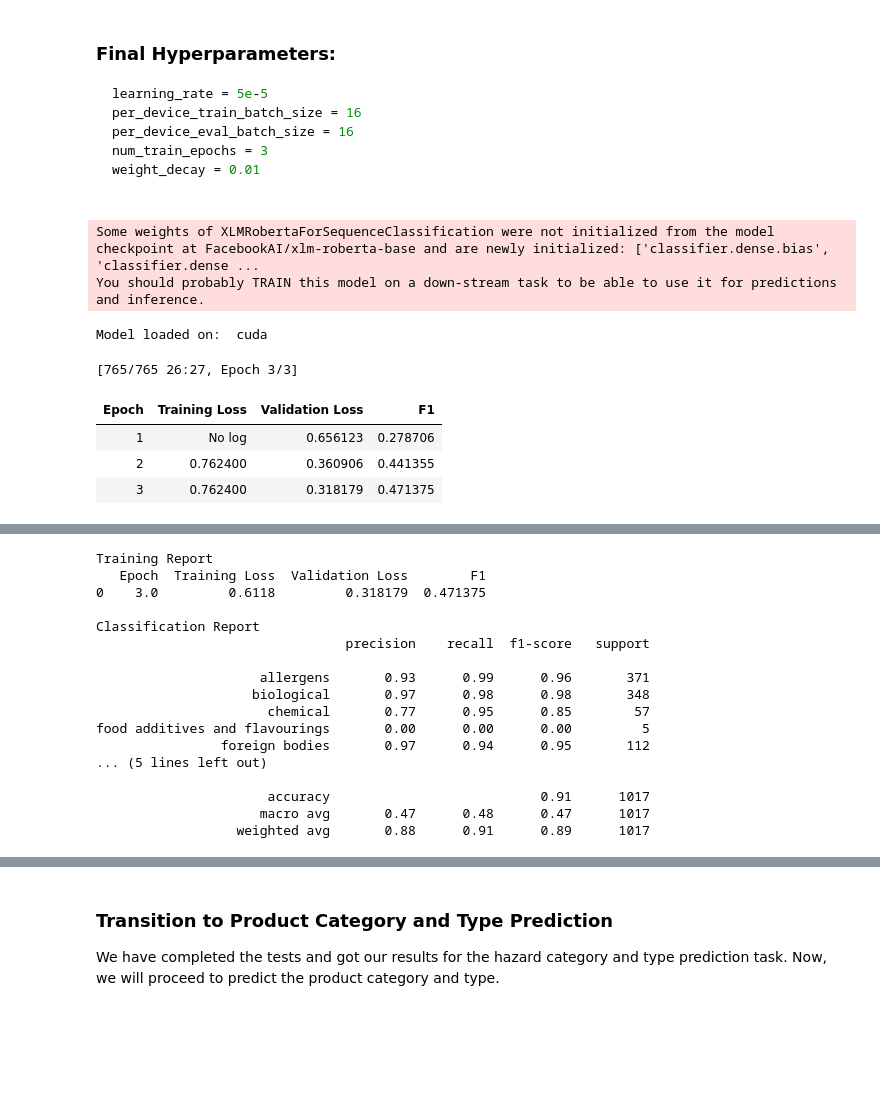
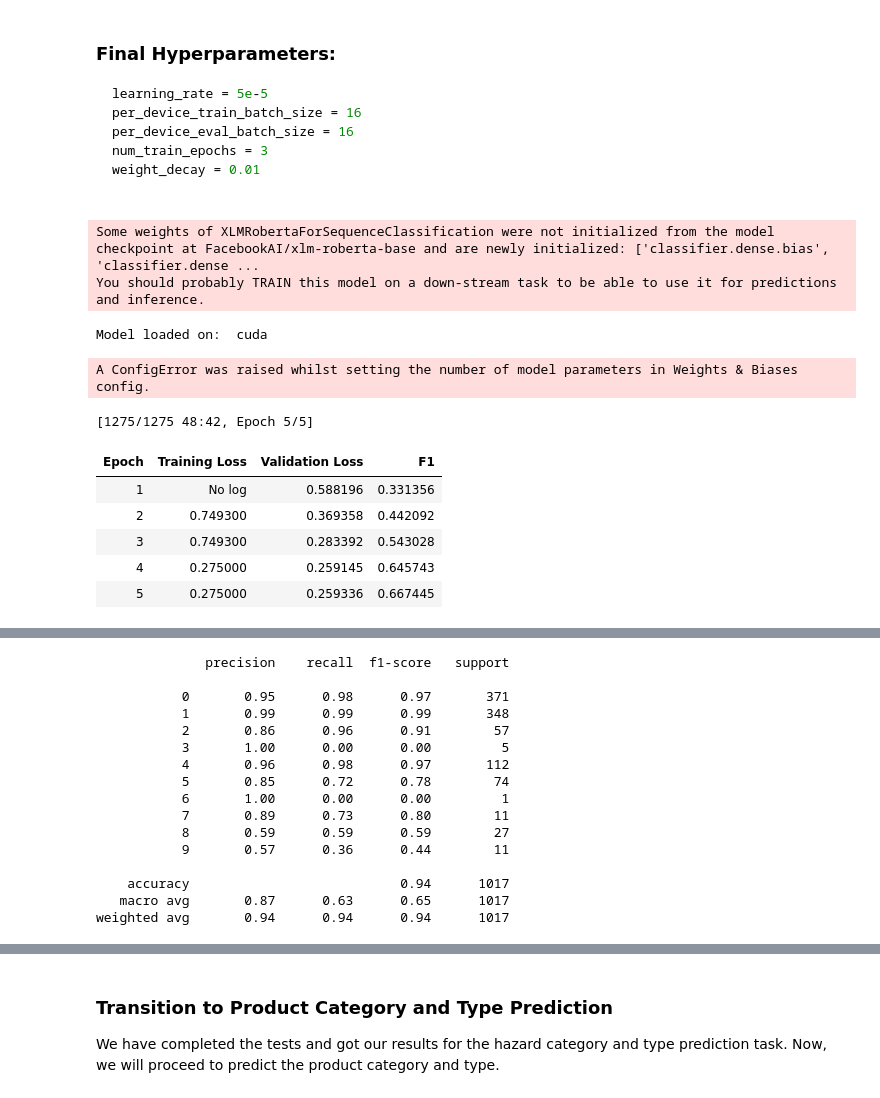
Before and after one commit to NicholasVitsentzatos/Food-Hazard-Detection-Challenge, a Jupyter notebook: PDS 2nd Assignment/Xlm_roberta.ipynb, the cells around one changed output, grey strips where cells are left out. Cells and saved outputs as stored; diff of their text form; code cells hidden in the pictures; blank space fills up the shorter version.

```diff
--- a/PDS 2nd Assignment/Xlm_roberta.ipynb
+++ b/PDS 2nd Assignment/Xlm_roberta.ipynb
@@ -303,32 +301,34 @@ per_device_eval_batch_size = 16
 num_train_epochs = 3
 weight_decay = 0.01
 # %%
-train_xlm_roberta(version='tuned_xlm_roberta_with_text_on_hazard_category', x_column='text', y_column='hazard-category', learning_rate=5e-5, num_train_epochs=3, weight_decay=0.01, per_device_train_batch_size=16, per_device_eval_batch_size=16)
+train_xlm_roberta(version='tuned_xlm_roberta_with_text_on_hazard_category', x_column='text', y_column='hazard-category', learning_rate=5e-5, num_train_epochs=5, weight_decay=0.01, per_device_train_batch_size=16, per_device_eval_batch_size=16)
 # %% [output]
 Some weights of XLMRobertaForSequenceClassification were not initialized from the model checkpoint at FacebookAI/xlm-roberta-base and are newly initialized: ['classifier.dense.bias', 'classifier.dense ...
 You should probably TRAIN this model on a down-stream task to be able to use it for predictions and inference.
 Model loaded on:  cuda
-[765/765 26:27, Epoch 3/3]
+A ConfigError was raised whilst setting the number of model parameters in Weights & Biases config.
+[1275/1275 48:42, Epoch 5/5]
 | Epoch | Training Loss | Validation Loss | F1 |
-| 1 | No log | 0.656123 | 0.278706 |
-| 2 | 0.762400 | 0.360906 | 0.441355 |
-| 3 | 0.762400 | 0.318179 | 0.471375 |
+| 1 | No log | 0.588196 | 0.331356 |
+| 2 | 0.749300 | 0.369358 | 0.442092 |
+| 3 | 0.749300 | 0.283392 | 0.543028 |
+| 4 | 0.275000 | 0.259145 | 0.645743 |
+| 5 | 0.275000 | 0.259336 | 0.667445 |
 [interactive output not drawn]
-Training Report
-   Epoch  Training Loss  Validation Loss        F1
-0    3.0         0.6118         0.318179  0.471375
-
-Classification Report
-                                precision    recall  f1-score   support
-
-                     allergens       0.93      0.99      0.96       371
-                    biological       0.97      0.98      0.98       348
-                      chemical       0.77      0.95      0.85        57
-food additives and flavourings       0.00      0.00      0.00         5
-                foreign bodies       0.97      0.94      0.95       112
-... (5 lines left out)
-
-                      accuracy                           0.91      1017
-                     macro avg       0.47      0.48      0.47      1017
-                  weighted avg       0.88      0.91      0.89      1017
+              precision    recall  f1-score   support
+
+           0       0.95      0.98      0.97       371
+           1       0.99      0.99      0.99       348
+           2       0.86      0.96      0.91        57
+           3       1.00      0.00      0.00         5
+           4       0.96      0.98      0.97       112
+           5       0.85      0.72      0.78        74
+           6       1.00      0.00      0.00         1
+           7       0.89      0.73      0.80        11
+           8       0.59      0.59      0.59        27
+           9       0.57      0.36      0.44        11
+
+    accuracy                           0.94      1017
+   macro avg       0.87      0.63      0.65      1017
+weighted avg       0.94      0.94      0.94      1017
 # %%
```
Also changed, not shown: parts of 6 cells of this notebook, 4 other files.
